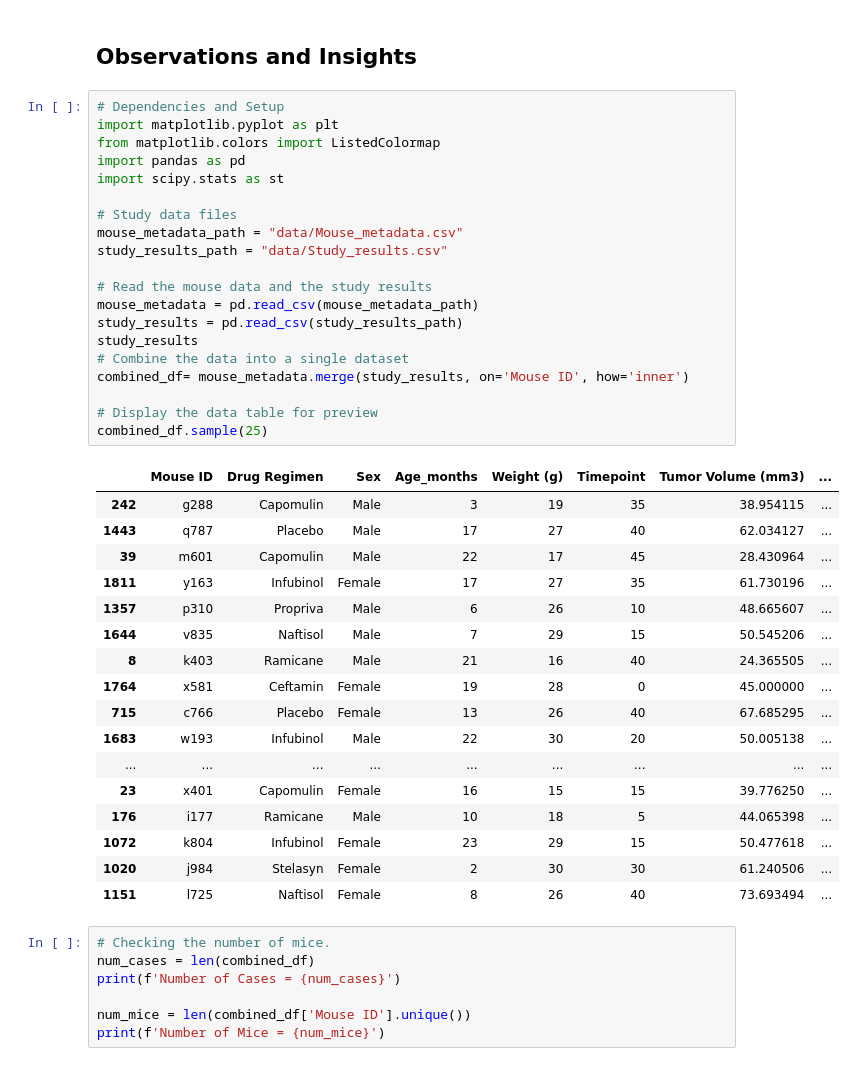
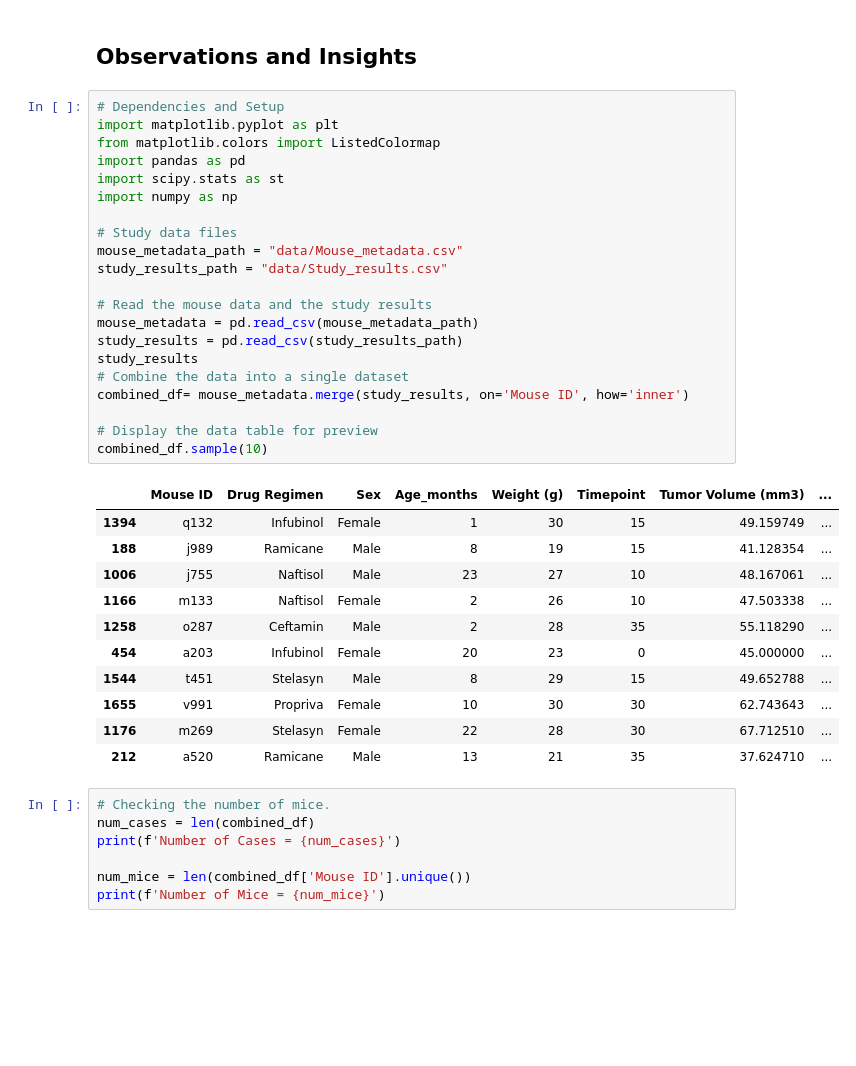
Before and after one commit to reyno255/matplotlib-challenge, a Jupyter notebook: main.ipynb, the cells around one changed output. Drawn from its saved outputs; the diff is of its cells as text; blank space fills up the shorter version.

```diff
--- a/main.ipynb
+++ b/main.ipynb
@@ -3,41 +3,36 @@
 # %%
 # Dependencies and Setup
 import matplotlib.pyplot as plt
 from matplotlib.colors import ListedColormap
 import pandas as pd
 import scipy.stats as st
+import numpy as np
 
 # Study data files
 mouse_metadata_path = "data/Mouse_metadata.csv"
 study_results_path = "data/Study_results.csv"
 
 # Read the mouse data and the study results
 mouse_metadata = pd.read_csv(mouse_metadata_path)
 study_results = pd.read_csv(study_results_path)
 study_results
 # Combine the data into a single dataset
 combined_df= mouse_metadata.merge(study_results, on='Mouse ID', how='inner')
 
 # Display the data table for preview
-combined_df.sample(25)
+combined_df.sample(10)
 # %% [output]
 |  | Mouse ID | Drug Regimen | Sex | Age_months | Weight (g) | Timepoint | Tumor Volume (mm3) | ... |
-| 242 | g288 | Capomulin | Male | 3 | 19 | 35 | 38.954115 | ... |
-| 1443 | q787 | Placebo | Male | 17 | 27 | 40 | 62.034127 | ... |
-| 39 | m601 | Capomulin | Male | 22 | 17 | 45 | 28.430964 | ... |
-| 1811 | y163 | Infubinol | Female | 17 | 27 | 35 | 61.730196 | ... |
-| 1357 | p310 | Propriva | Male | 6 | 26 | 10 | 48.665607 | ... |
-| 1644 | v835 | Naftisol | Male | 7 | 29 | 15 | 50.545206 | ... |
-| 8 | k403 | Ramicane | Male | 21 | 16 | 40 | 24.365505 | ... |
-| 1764 | x581 | Ceftamin | Female | 19 | 28 | 0 | 45.000000 | ... |
-| 715 | c766 | Placebo | Female | 13 | 26 | 40 | 67.685295 | ... |
-| 1683 | w193 | Infubinol | Male | 22 | 30 | 20 | 50.005138 | ... |
-| ... | ... | ... | ... | ... | ... | ... | ... | ... |
-| 23 | x401 | Capomulin | Female | 16 | 15 | 15 | 39.776250 | ... |
-| 176 | i177 | Ramicane | Male | 10 | 18 | 5 | 44.065398 | ... |
-| 1072 | k804 | Infubinol | Female | 23 | 29 | 15 | 50.477618 | ... |
-| 1020 | j984 | Stelasyn | Female | 2 | 30 | 30 | 61.240506 | ... |
-| 1151 | l725 | Naftisol | Female | 8 | 26 | 40 | 73.693494 | ... |
+| 1394 | q132 | Infubinol | Female | 1 | 30 | 15 | 49.159749 | ... |
+| 188 | j989 | Ramicane | Male | 8 | 19 | 15 | 41.128354 | ... |
+| 1006 | j755 | Naftisol | Male | 23 | 27 | 10 | 48.167061 | ... |
+| 1166 | m133 | Naftisol | Female | 2 | 26 | 10 | 47.503338 | ... |
+| 1258 | o287 | Ceftamin | Male | 2 | 28 | 35 | 55.118290 | ... |
+| 454 | a203 | Infubinol | Female | 20 | 23 | 0 | 45.000000 | ... |
+| 1544 | t451 | Stelasyn | Male | 8 | 29 | 15 | 49.652788 | ... |
+| 1655 | v991 | Propriva | Female | 10 | 30 | 30 | 62.743643 | ... |
+| 1176 | m269 | Stelasyn | Female | 22 | 28 | 30 | 67.712510 | ... |
+| 212 | a520 | Ramicane | Male | 13 | 21 | 35 | 37.624710 | ... |
 # %%
 # Checking the number of mice.
 num_cases = len(combined_df)
```
Also changed, not shown: parts of 15 cells of this notebook.
